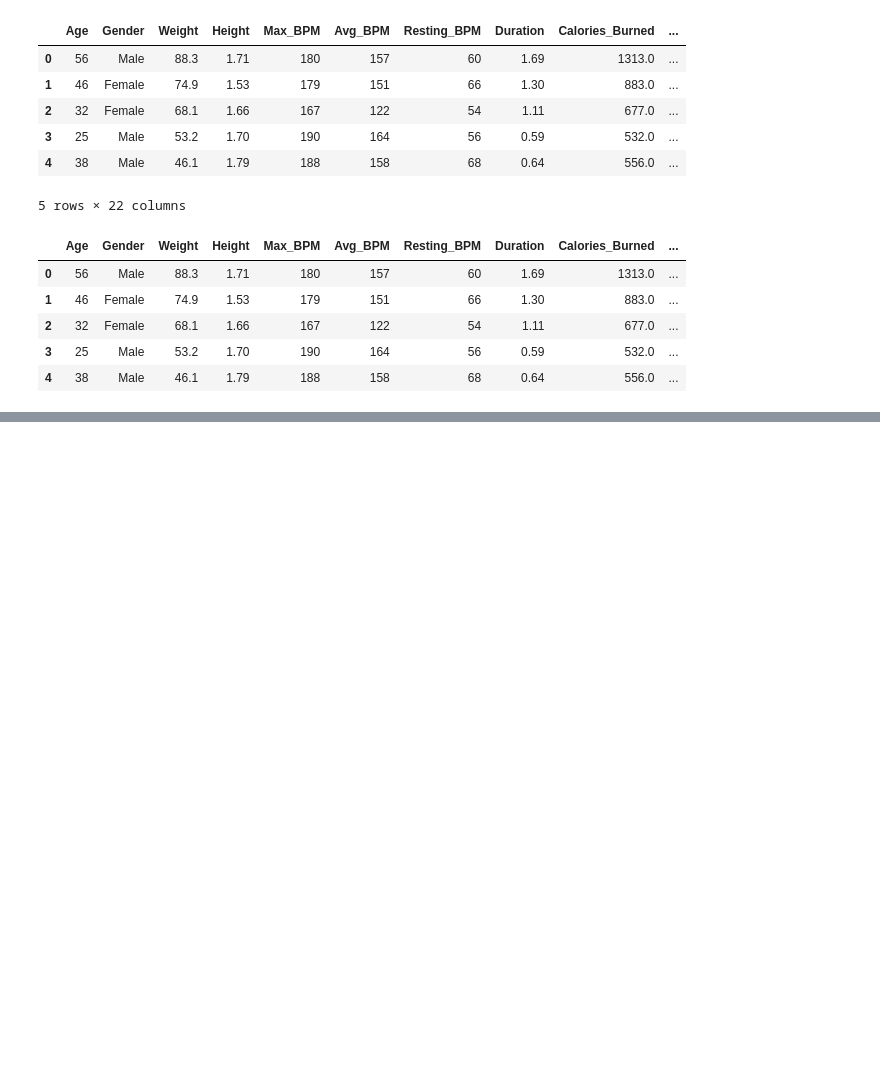
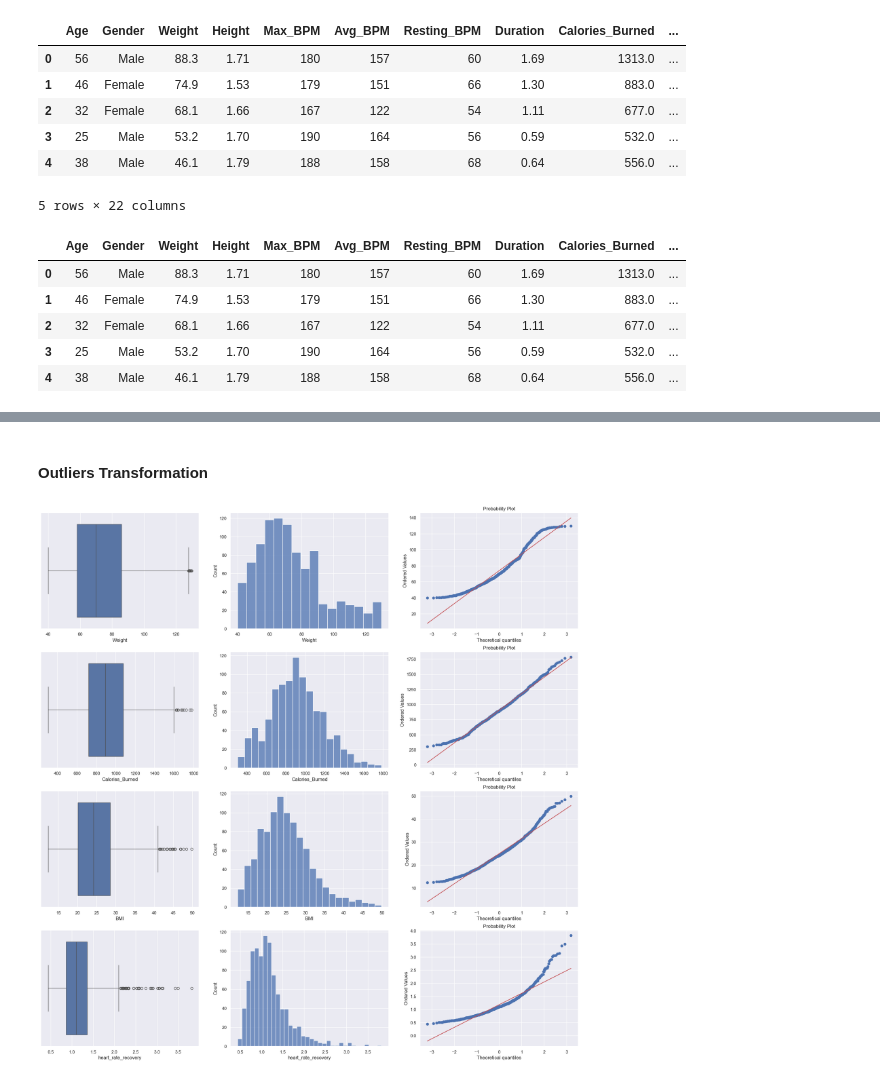
Before and after one commit to WillisYangg/NYP_ITI106, a Jupyter notebook: codes/script1.ipynb, the cells around one changed output, grey strips where cells are left out. Cells and saved outputs as stored; diff of their text form; code cells hidden in the pictures; blank space fills up the shorter version.

```diff
--- a/codes/script1.ipynb
+++ b/codes/script1.ipynb
@@ -290,0 +317,18 @@ exercise_df.head()
+# %% [markdown]
+#### Outliers Transformation
+# %%
+import scipy.stats as stats
+
+outlier_columns = ['Weight', 'Calories_Burned', 'BMI', 'heart_rate_recovery']
+exercise_df_outlier = pd.DataFrame(exercise_df[outlier_columns])
+
+f, axes = plt.subplots(len(outlier_columns), 3, figsize=(24, 24))
+
+count = 0
+for var in exercise_df_outlier:
+    sb.boxplot(exercise_df_outlier[var], orient = "h", ax = axes[count,0])
+    sb.histplot(exercise_df_outlier[var], ax = axes[count,1])
+    stats.probplot(exercise_df_outlier[var], dist='norm', plot = axes[count,2])
+    count += 1
+# %% [output]
+[figure, added]
```
Also changed, not shown: parts of 14 cells of this notebook, 1 other file.
